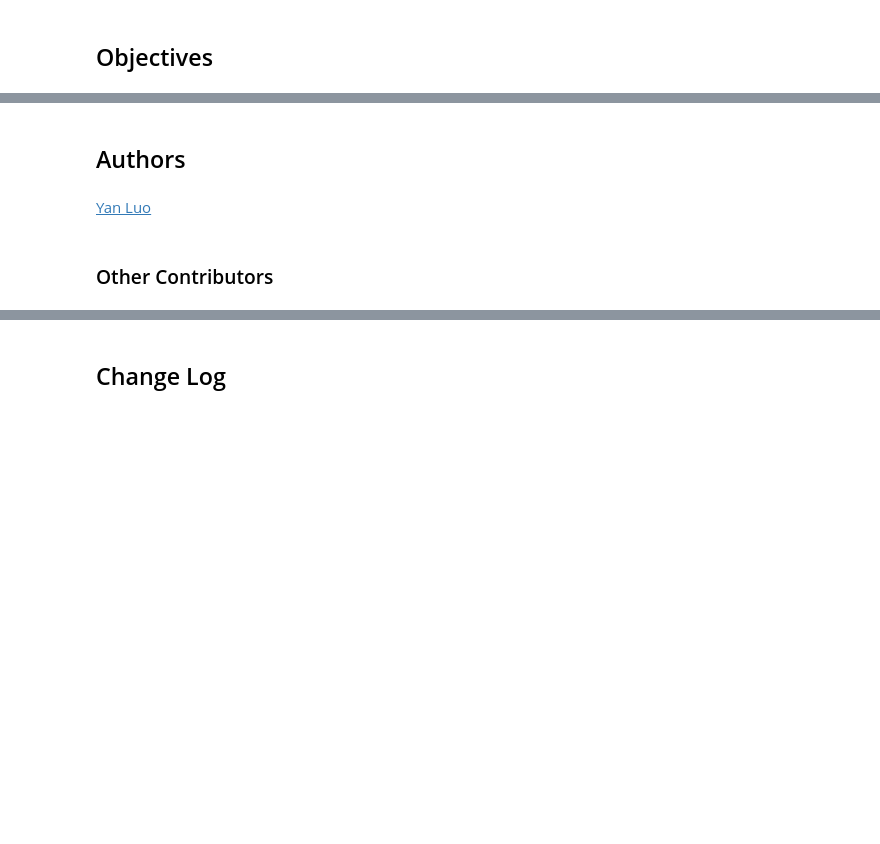
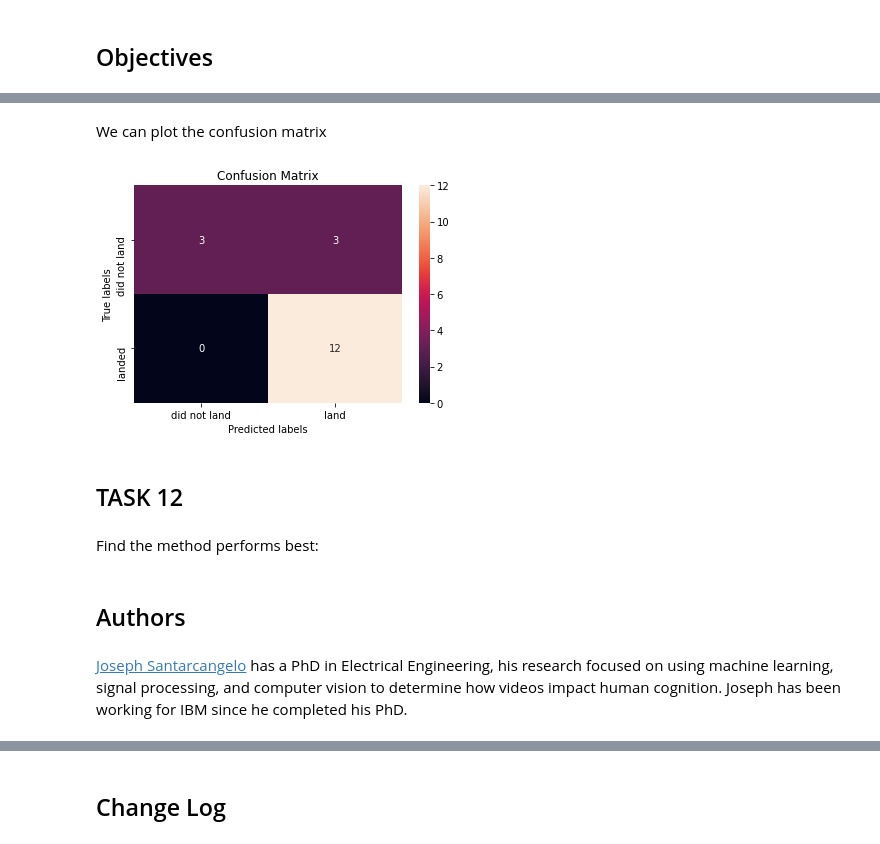
Before and after one commit to PaoloB1995/SpaceX_Project, a Jupyter notebook: Notebook_6_Capstone.ipynb, the cells around one changed output, grey strips where cells are left out. Saved outputs shown, nothing was run; the diff lists cells and outputs as text; code cells hidden in the pictures; blank space fills up the shorter version.

```diff
--- a/Notebook_6_Capstone.ipynb
+++ b/Notebook_6_Capstone.ipynb
@@ -357,0 +249,11 @@ Now you have discovered many interesting insights related to the launch sites' l
+# %%
+parameters = {'criterion': ['gini', 'entropy'],
+     'splitter': ['best', 'random'],
+     'max_depth': [2*n for n in range(1,10)],
+     'max_features': ['auto', 'sqrt'],
+     'min_samples_leaf': [1, 2, 4],
+     'min_samples_split': [2, 5, 10]}
+
+tree = DecisionTreeClassifier()
+tree_cv = GridSearchCV(tree, parameters, cv=10)
+tree_cv.fit(X_train, Y_train)
@@ -358,6 +320,15 @@ Now you have discovered many interesting insights related to the launch sites' l
+# %% [markdown]
+We can plot the confusion matrix
+# %%
+yhat = knn_cv.predict(X_test)
+plot_confusion_matrix(Y_test,yhat)
+# %% [output]
+[figure, added]
+# %% [markdown]
+## TASK  12
+# %% [markdown]
+Find the method performs best:
 # %% [markdown]
 ## Authors
 # %% [markdown]
-[Yan Luo](https://www.linkedin.com/in/yan-luo-96288783/?utm_medium=Exinfluencer&utm_source=Exinfluencer&utm_content=000026UJ&utm_term=10006555&utm_id=NA-SkillsNetwork-Channel-SkillsNetworkCoursesIBMDS0321ENSkillsNetwork26802033-2021-01-01)
+<a href="https://www.linkedin.com/in/joseph-s-50398b136/?utm_medium=Exinfluencer&utm_source=Exinfluencer&utm_content=000026UJ&utm_term=10006555&utm_id=NA-SkillsNetwork-Channel-SkillsNetworkCoursesIBMDS0321ENSkillsNetwork26802033-2021-01-01">Joseph Santarcangelo</a> has a PhD in Electrical Engineering, his research focused on using machine learning, signal processing, and computer vision to determine how videos impact human cognition. Joseph has been working for IBM since he completed his PhD.
-# %% [markdown]
-### Other Contributors
```
Also changed, not shown: parts of 146 cells of this notebook.
